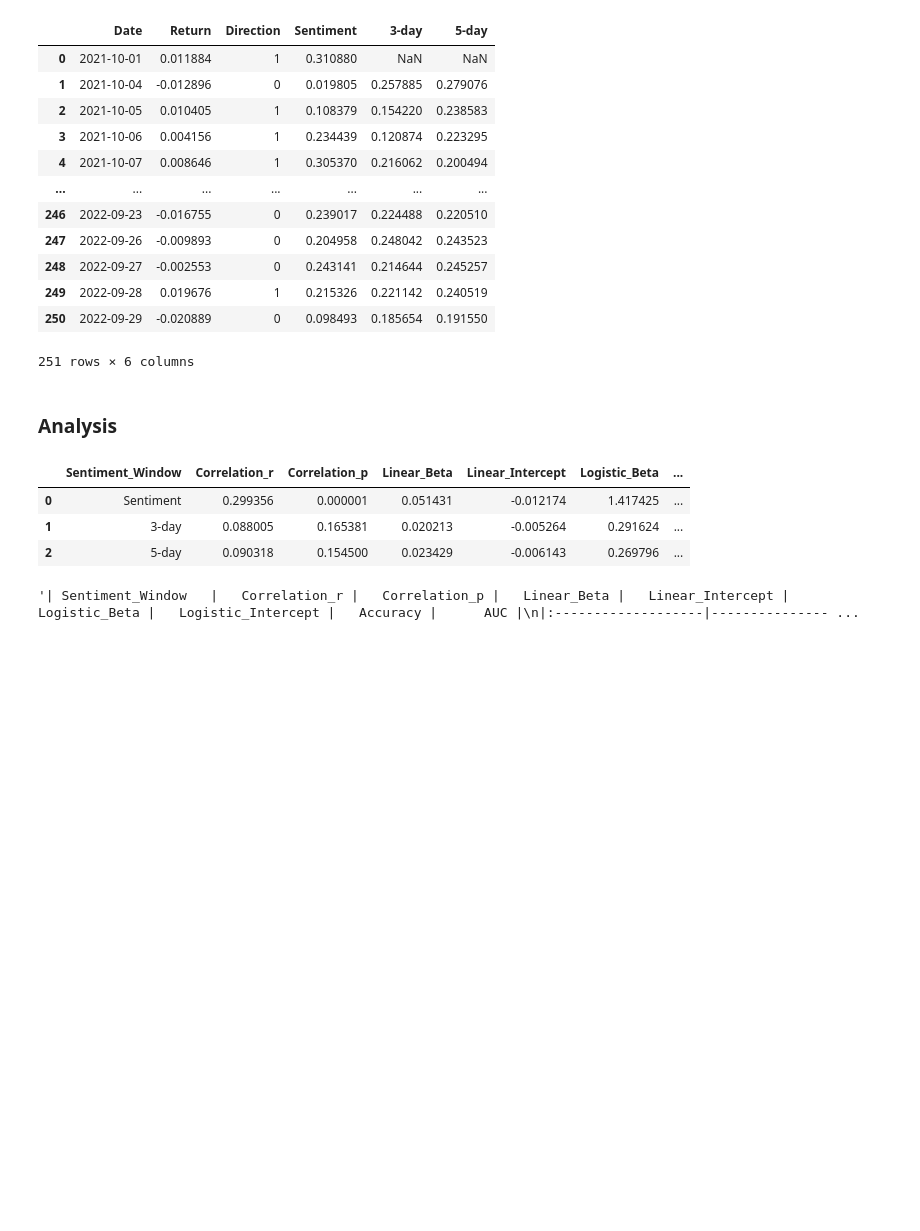
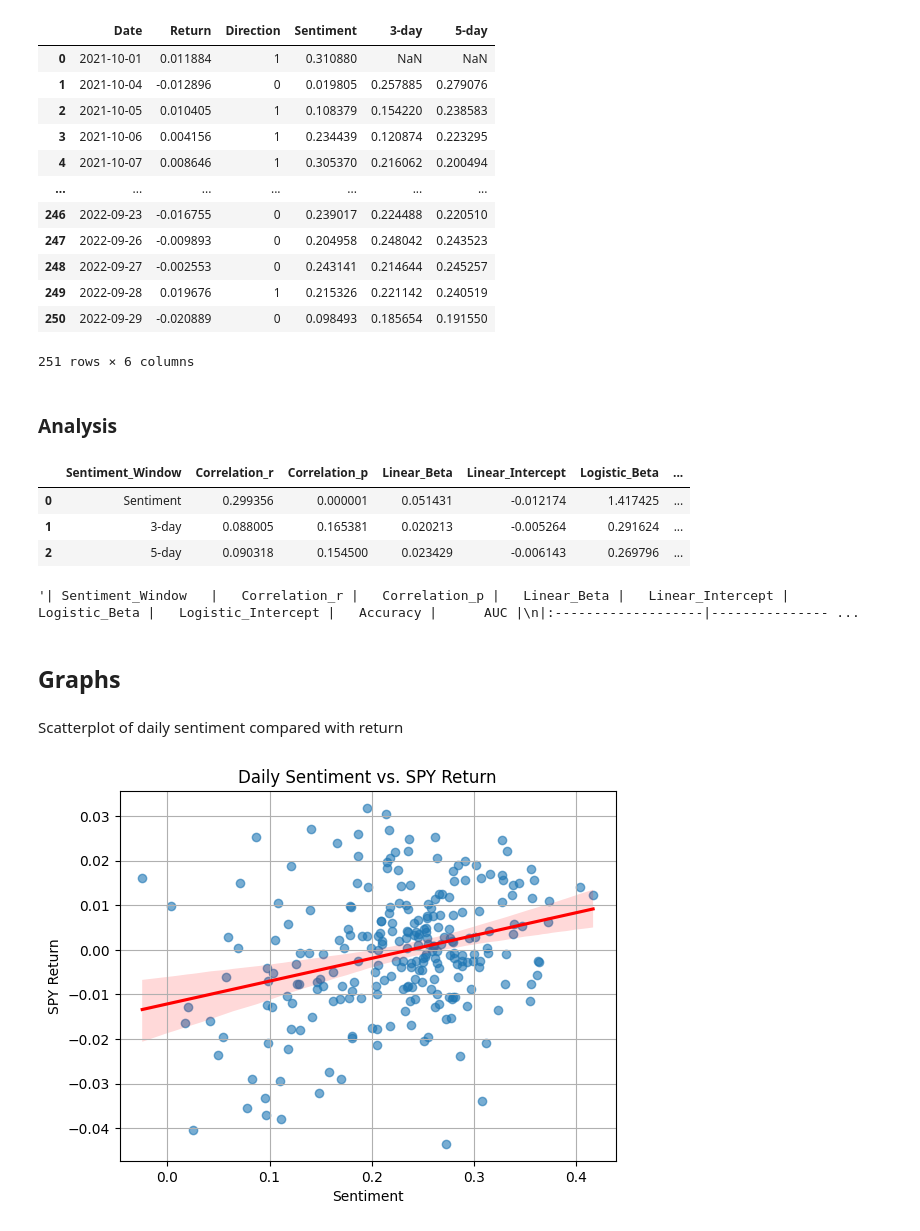
Before and after one commit to nathanxli/market-sentiment, a Jupyter notebook: market-direction/market_direction.ipynb, the cells around one changed output. Drawn from its saved outputs; the diff is of its cells as text; code cells hidden in the pictures; blank space fills up the shorter version.

Commit message:
Created visualizations for sentiment vs returns tests

```diff
--- a/market-direction/market_direction.ipynb
+++ b/market-direction/market_direction.ipynb
@@ -172,3 +172,5 @@ results_df.to_csv('market_direction_results', index=False)
 results_df.to_markdown(index=False)
 # %% [output]
 '| Sentiment_Window   |   Correlation_r |   Correlation_p |   Linear_Beta |   Linear_Intercept |   Logistic_Beta |   Logistic_Intercept |   Accuracy |      AUC |\n|:-------------------|--------------- ...
+# %% [markdown]
+## Graphs
@@ -174,0 +180,11 @@ results_df.to_markdown(index=False)
+# %% [markdown]
+Scatterplot of daily sentiment compared with return
+# %%
+sns.regplot(data=df, x='Sentiment', y='Return', scatter_kws={'alpha':0.6}, line_kws={'color':'red'})
+plt.title('Daily Sentiment vs. SPY Return')
+plt.xlabel('Sentiment')
+plt.ylabel('SPY Return')
+plt.grid(True)
+plt.savefig('daily_sentiment_return_scatterplot')
+# %% [output]
+[figure, added]
```
Also changed, not shown: parts of 5 cells of this notebook, 4 other files.
